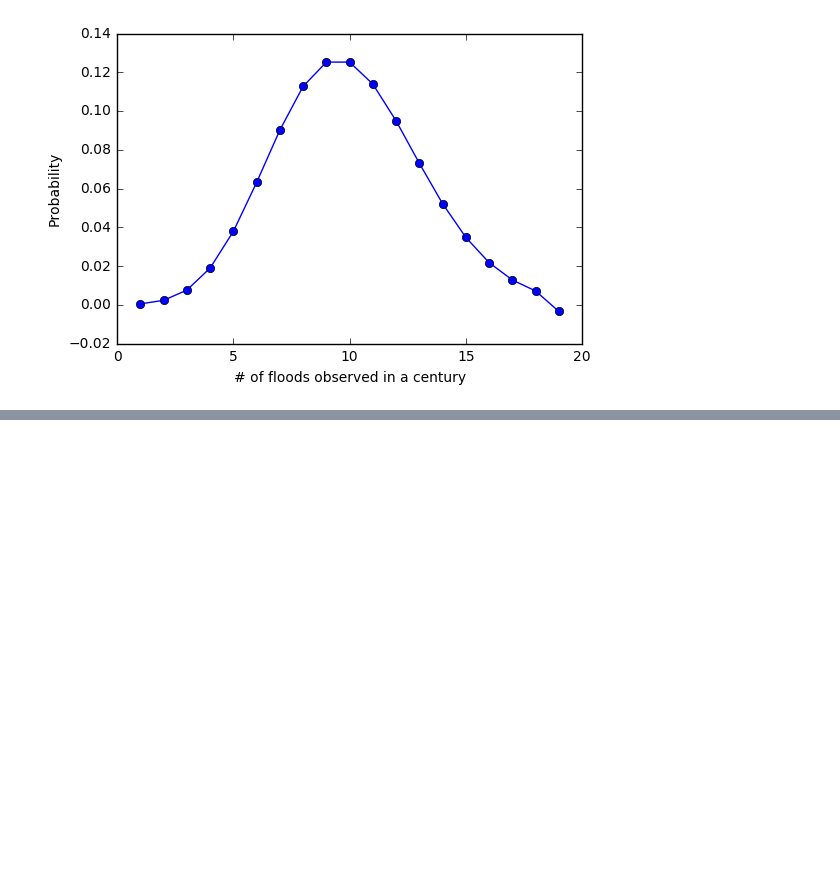
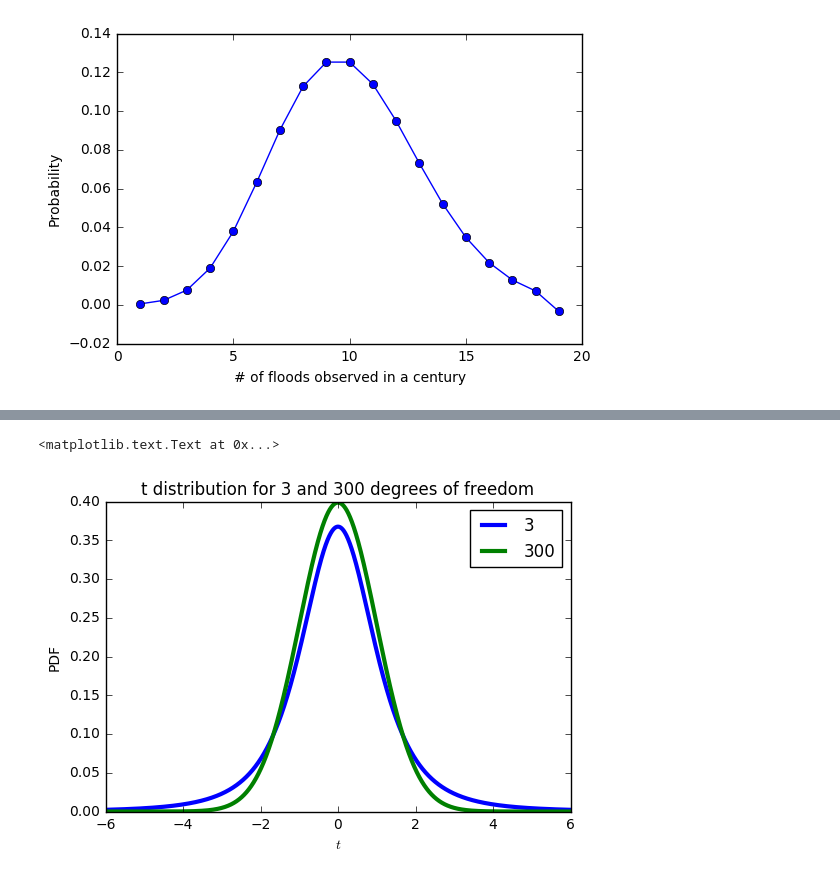
Before and after one commit to mlmldata2020/course-notes, a Jupyter notebook: week01-probability_and_distributions.ipynb, the cells around one changed output, grey strips where cells are left out. Saved outputs shown, nothing was run; the diff lists cells and outputs as text; code cells hidden in the pictures; blank space fills up the shorter version.

```diff
--- a/week01-probability_and_distributions.ipynb
+++ b/week01-probability_and_distributions.ipynb
@@ -180,0 +209,12 @@ Std: 2.018
+# %%
+x = np.arange(-6,6,0.001)
+plt.figure()
+plt.plot(x,stats.t.pdf(x,3),lw=3)
+plt.plot(x,stats.t.pdf(x,300),lw=3)
+plt.legend(['3','300'])
+plt.xlabel('$t$')
+plt.ylabel('PDF')
+plt.title('t distribution for 3 and 300 degrees of freedom')
+# %% [output]
+<matplotlib.text.Text at 0x...>
+[figure, added]
```
Also changed, not shown: parts of 16 cells of this notebook, 1 other file.
